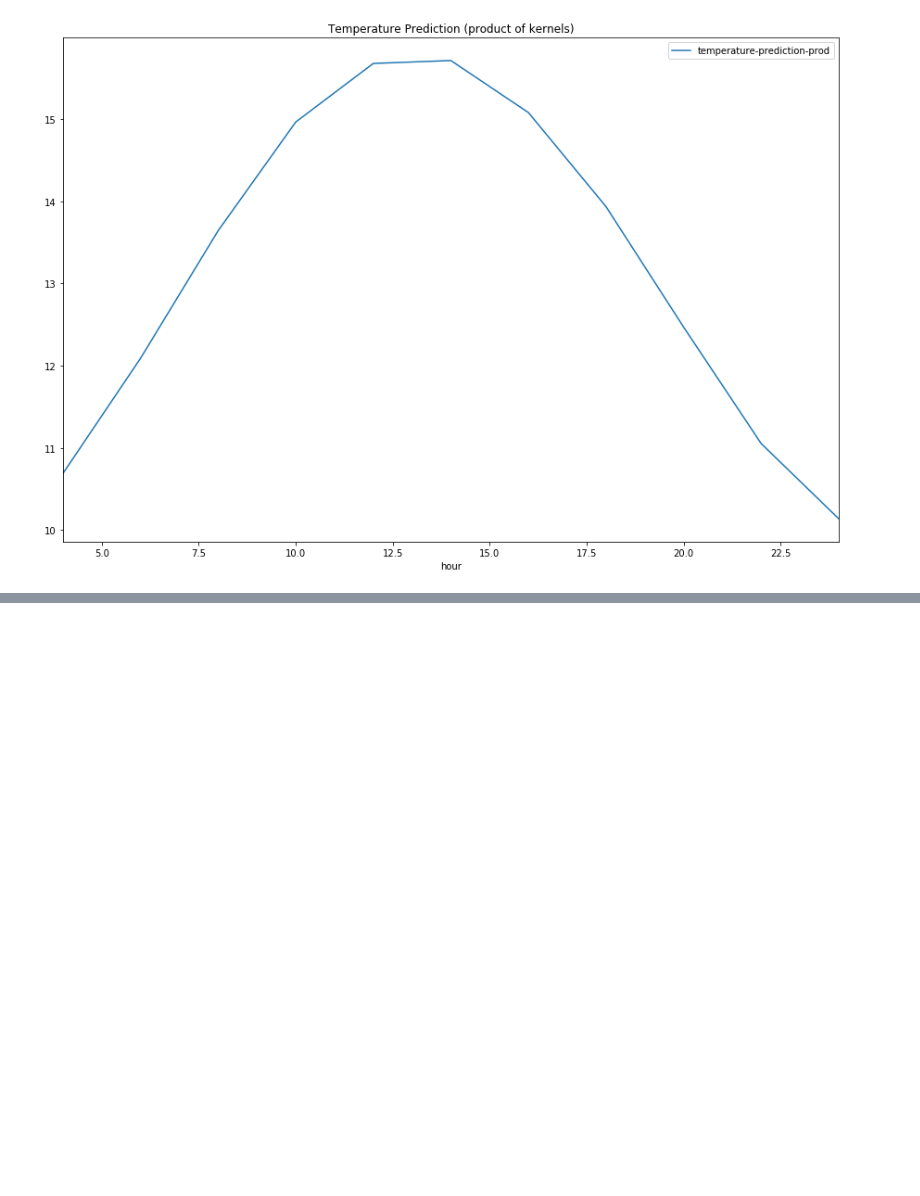
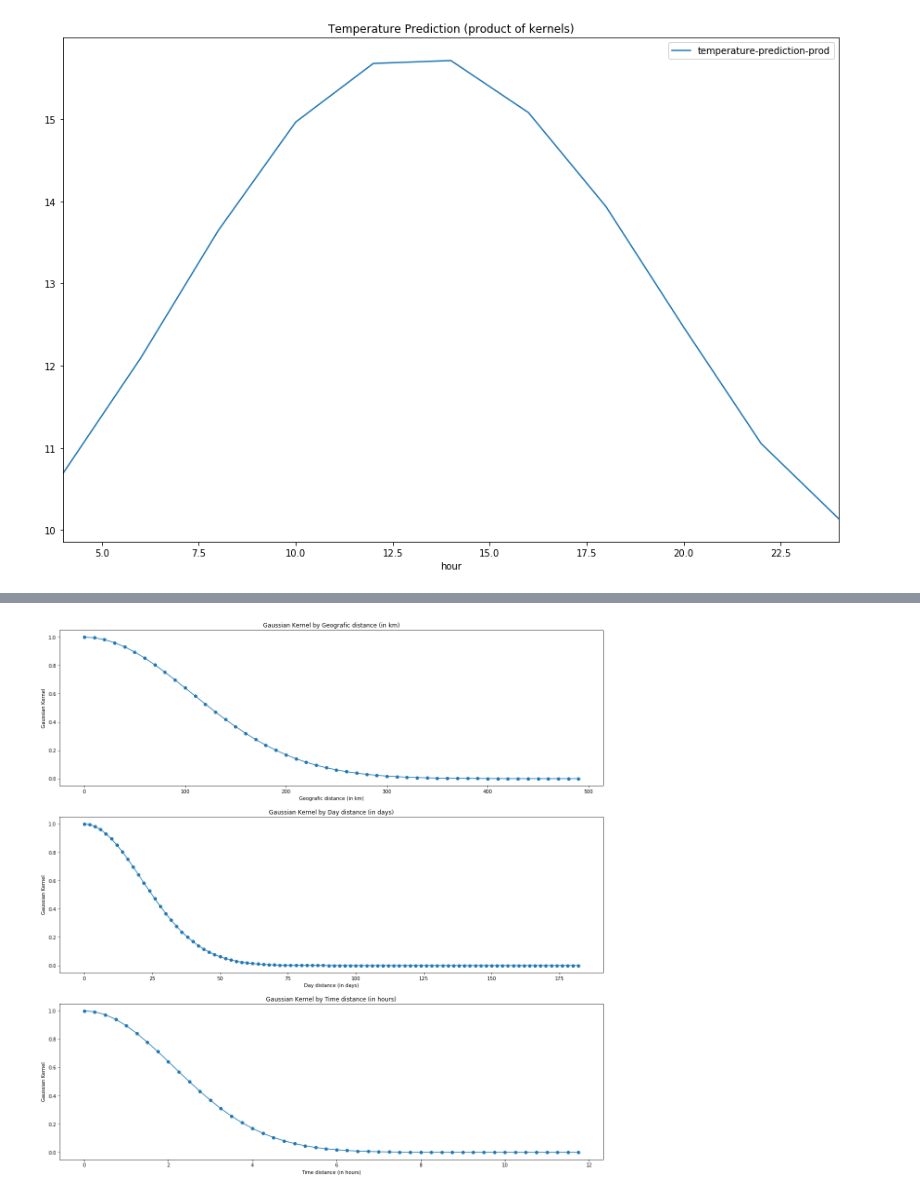
Before and after one commit to flennic/big-data-analytics, a Jupyter notebook: lab04/individial/maximilian/weather-forecast.ipynb, the cells around one changed output, grey strips where cells are left out. Cells and saved outputs as stored; diff of their text form; code cells hidden in the pictures; blank space fills up the shorter version.

```diff
--- a/lab04/individial/maximilian/weather-forecast.ipynb
+++ b/lab04/individial/maximilian/weather-forecast.ipynb
@@ -308,0 +333,56 @@ df.plot.line(x = 'hour', y = 'temperature-prediction-prod', figsize=(15,10), tit
+# %%
+# Chosen Kernel widths (see implementation)
+h_distance = 150
+h_date = 30
+h_time = 3
+
+# Gaussian Kernel (see implementation)
+def gaussian_kernel(value, smoothing):
+    """
+    Implementation of the gaussian kernel.
+    :param value: The value for which the kernel should be applied.
+    :param smoothing: The smoothing factor h to apply.
+    :return: The gaussian kernel applied to the given value.
+    """
+    return exp(-(value/smoothing)**2)
+
+
+# Vectorized Version of Gaussian Kernel (for numpy)
+np_gaussian_kernel = np.vectorize(gaussian_kernel)
+np_gaussian_kernel.__name__ = "np_gaussian_kernel"
+# %%
+import numpy as np
+import matplotlib.pyplot as plt
+from math import exp
+
+plt.rcParams["figure.figsize"] = (20,20)
+
+x1 = np.arange(0, 500, 10)
+x2 = np.arange(0, 183, 2)
+x3 = np.arange(0, 12, 0.25)
+
+y1 = np_gaussian_kernel(x1, h_distance)
+y2 = np_gaussian_kernel(x2, h_date)
+y3 = np_gaussian_kernel(x3, h_time)
+
+plt.subplot(3, 1, 1)
+plt.plot(x1, y1, 'o-')
+plt.title('Gaussian Kernel by Geografic distance (in km)')
+plt.xlabel('Geografic distance (in km)')
+plt.ylabel('Gaussian Kernel')
+
+plt.subplot(3, 1, 2)
+plt.plot(x2, y2, 'o-')
+plt.title('Gaussian Kernel by Day distance (in days)')
+plt.xlabel('Day distance (in days)')
+plt.ylabel('Gaussian Kernel')
+
+plt.subplot(3, 1, 3)
+plt.plot(x3, y3, 'o-')
+plt.title('Gaussian Kernel by Time distance (in hours)')
+plt.xlabel('Time distance (in hours)')
+plt.ylabel('Gaussian Kernel')
+
+plt.show()
+# %% [output]
+[figure, added]
```
Also changed, not shown: parts of 6 cells of this notebook.
